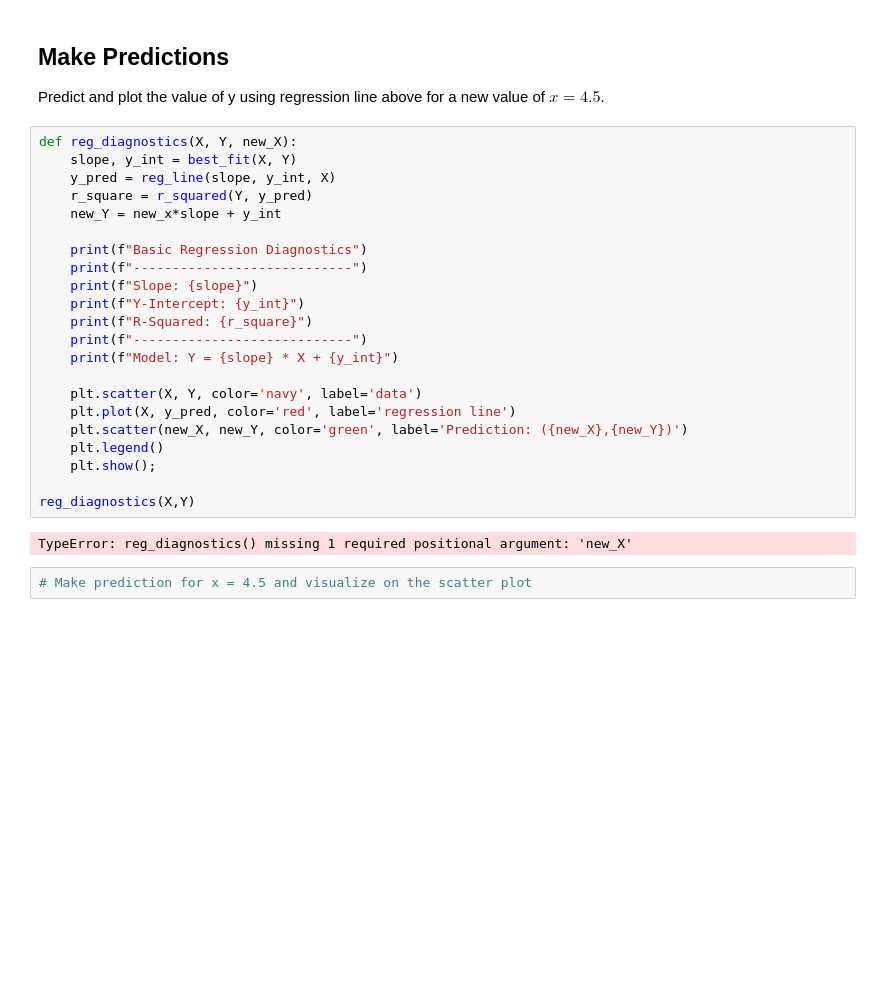
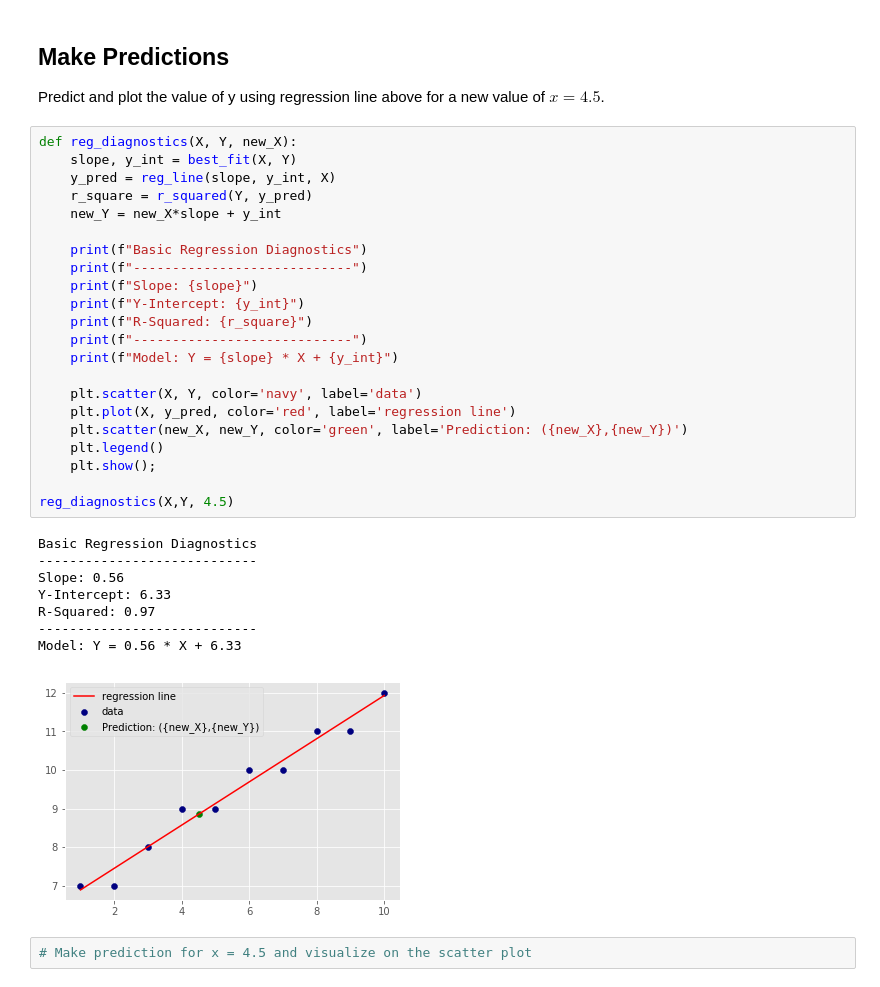
Before and after one commit to kathrinv/dsc-complete-regression-lab-nyc-ds-082619, a Jupyter notebook: index.ipynb, the cells around one changed output. Drawn from its saved outputs; the diff is of its cells as text; blank space fills up the shorter version.

```diff
--- a/index.ipynb
+++ b/index.ipynb
@@ -127,27 +127,34 @@ Predict and plot the value of y using regression line above for a new value of $
 # %%
 def reg_diagnostics(X, Y, new_X):
     slope, y_int = best_fit(X, Y)
     y_pred = reg_line(slope, y_int, X)
     r_square = r_squared(Y, y_pred)
-    new_Y = new_x*slope + y_int
+    new_Y = new_X*slope + y_int
 
     print(f"Basic Regression Diagnostics")
     print(f"----------------------------")
     print(f"Slope: {slope}")
     print(f"Y-Intercept: {y_int}")
     print(f"R-Squared: {r_square}")
     print(f"----------------------------")
     print(f"Model: Y = {slope} * X + {y_int}")
 
     plt.scatter(X, Y, color='navy', label='data')
     plt.plot(X, y_pred, color='red', label='regression line')
     plt.scatter(new_X, new_Y, color='green', label='Prediction: ({new_X},{new_Y})')
     plt.legend()
     plt.show();
 
-reg_diagnostics(X,Y)
+reg_diagnostics(X,Y, 4.5)
 # %% [output]
-TypeError: reg_diagnostics() missing 1 required positional argument: 'new_X'
+Basic Regression Diagnostics
+----------------------------
+Slope: 0.56
+Y-Intercept: 6.33
+R-Squared: 0.97
+----------------------------
+Model: Y = 0.56 * X + 6.33
+[figure, added]
 # %%
 # Make prediction for x = 4.5 and visualize on the scatter plot
 # %% [output]
```
